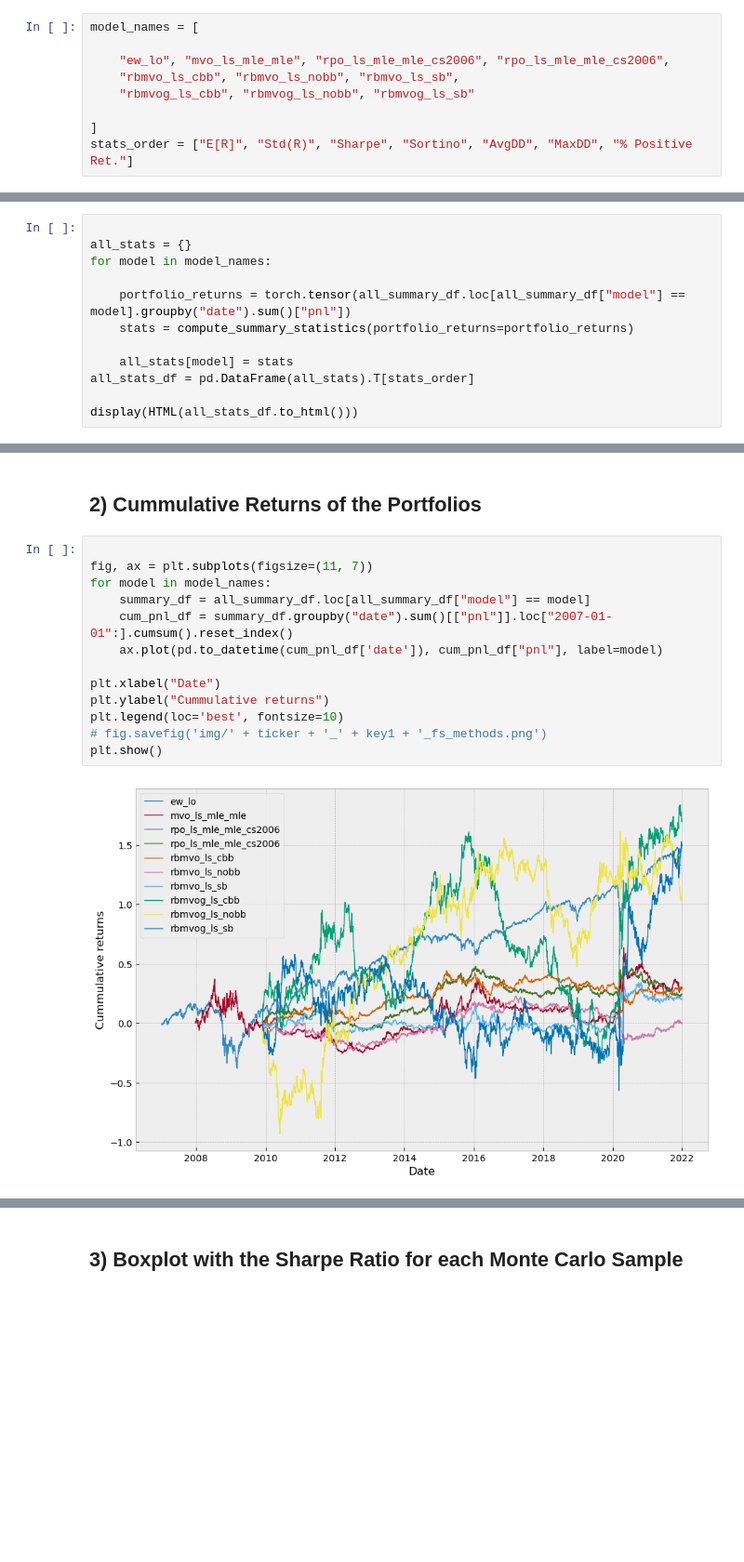
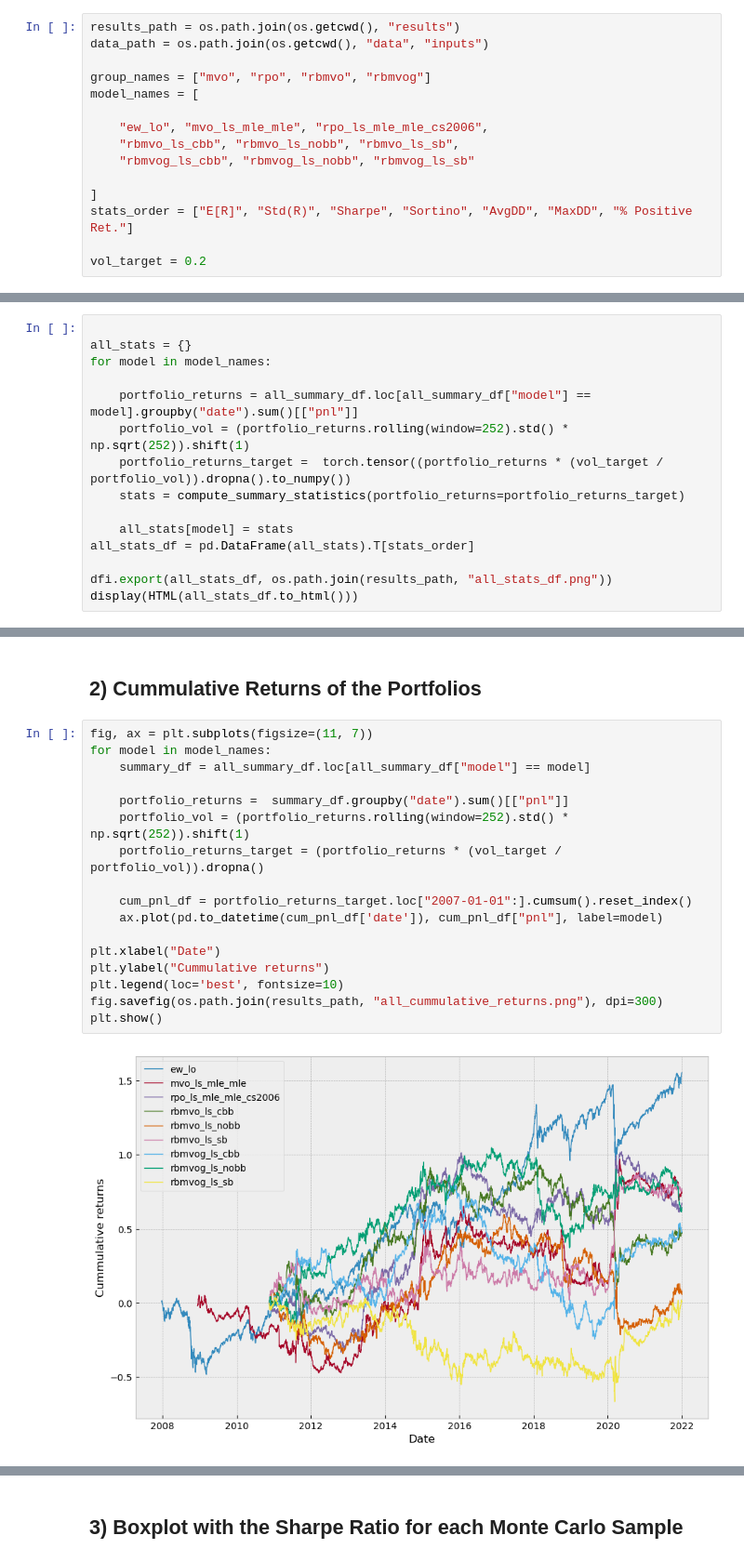
Before and after one commit to dcuoliveira/rpowbe, a Jupyter notebook: src/results_report.ipynb, the cells around one changed output, grey strips where cells are left out. Shown at 93% size. Cells and saved outputs as stored; diff of their text form; blank space fills up the shorter version.

Commit message:
update results

```diff
--- a/src/results_report.ipynb
+++ b/src/results_report.ipynb
@@ -11,11 +13,17 @@ from utils.dataset_utils import aggregate_results
 plt.style.use('bmh')
 plt.rcParams['lines.linewidth'] = 1
 # %%
+results_path = os.path.join(os.getcwd(), "results")
+data_path = os.path.join(os.getcwd(), "data", "inputs")
+
+group_names = ["mvo", "rpo", "rbmvo", "rbmvog"]
 model_names = [
 
-    "ew_lo", "mvo_ls_mle_mle", "rpo_ls_mle_mle_cs2006", "rpo_ls_mle_mle_cs2006",
+    "ew_lo", "mvo_ls_mle_mle", "rpo_ls_mle_mle_cs2006",
     "rbmvo_ls_cbb", "rbmvo_ls_nobb", "rbmvo_ls_sb",
     "rbmvog_ls_cbb", "rbmvog_ls_nobb", "rbmvog_ls_sb"
 
 ]
 stats_order = ["E[R]", "Std(R)", "Sharpe", "Sortino", "AvgDD", "MaxDD", "% Positive Ret."]
+
+vol_target = 0.2
@@ -47,12 +101,15 @@ all_summary_df = pd.concat(all_summary, axis=0)
 all_stats = {}
 for model in model_names:
 
-    portfolio_returns = torch.tensor(all_summary_df.loc[all_summary_df["model"] == model].groupby("date").sum()["pnl"])
-    stats = compute_summary_statistics(portfolio_returns=portfolio_returns)
+    portfolio_returns = all_summary_df.loc[all_summary_df["model"] == model].groupby("date").sum()[["pnl"]]
+    portfolio_vol = (portfolio_returns.rolling(window=252).std() * np.sqrt(252)).shift(1)
+    portfolio_returns_target =  torch.tensor((portfolio_returns * (vol_target / portfolio_vol)).dropna().to_numpy())
+    stats = compute_summary_statistics(portfolio_returns=portfolio_returns_target)
 
     all_stats[model] = stats
 all_stats_df = pd.DataFrame(all_stats).T[stats_order]
 
+dfi.export(all_stats_df, os.path.join(results_path, "all_stats_df.png"))
 display(HTML(all_stats_df.to_html()))
 # %% [output]
 |  | E[R] | Std(R) | Sharpe | Sortino | AvgDD | MaxDD | % Positive Ret. |
@@ -86,17 +143,21 @@ rpo\_ls\_mle\_mle\_cs2006 &  1.950775 &  9.967128 &  0.195721 &  0.261204 & -11.
 # %% [markdown]
 ## 2) Cummulative Returns of the Portfolios
 # %%
-
 fig, ax = plt.subplots(figsize=(11, 7))
 for model in model_names:
     summary_df = all_summary_df.loc[all_summary_df["model"] == model]
-    cum_pnl_df = summary_df.groupby("date").sum()[["pnl"]].loc["2007-01-01":].cumsum().reset_index()
+
+    portfolio_returns =  summary_df.groupby("date").sum()[["pnl"]]
+    portfolio_vol = (portfolio_returns.rolling(window=252).std() * np.sqrt(252)).shift(1)
+    portfolio_returns_target = (portfolio_returns * (vol_target / portfolio_vol)).dropna()
+
+    cum_pnl_df = portfolio_returns_target.loc["2007-01-01":].cumsum().reset_index()
     ax.plot(pd.to_datetime(cum_pnl_df['date']), cum_pnl_df["pnl"], label=model)
 
 plt.xlabel("Date")
 plt.ylabel("Cummulative returns")
 plt.legend(loc='best', fontsize=10)
-# fig.savefig('img/' + ticker + '_' + key1 + '_fs_methods.png')
+fig.savefig(os.path.join(results_path, "all_cummulative_returns.png"), dpi=300)
 plt.show()
 # %% [output]
-[figure, old version]
+[figure, new version]
```
Also changed, not shown: parts of 10 cells of this notebook.
